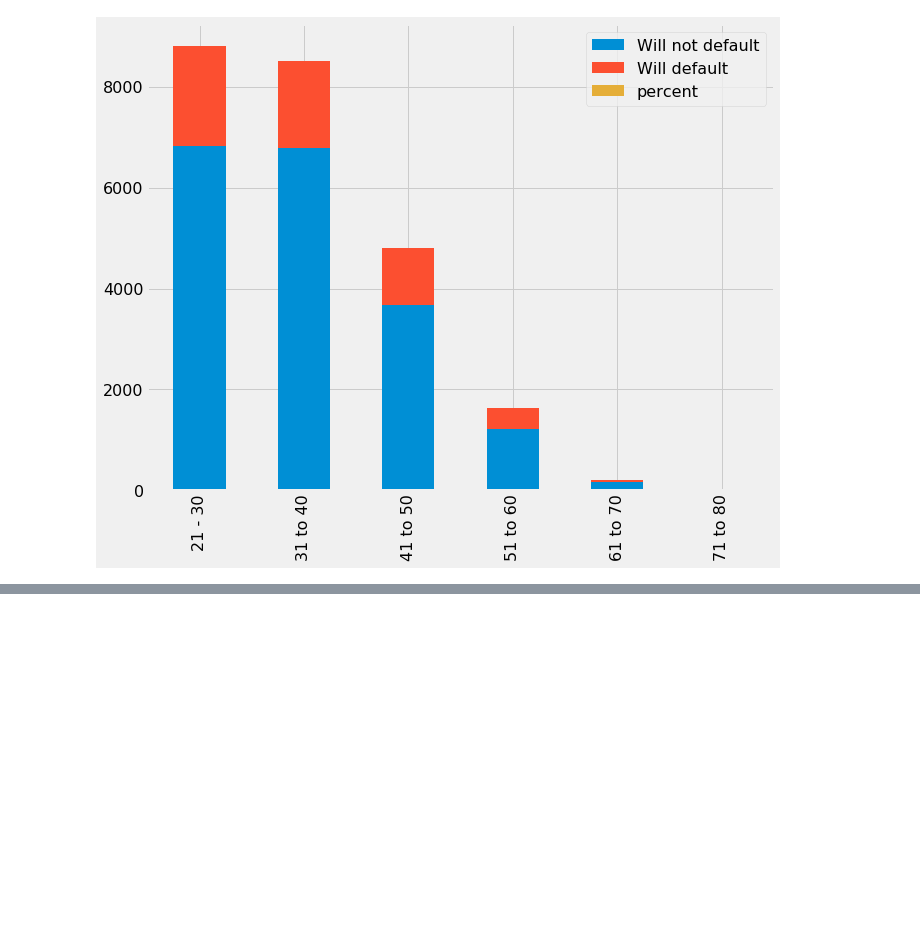
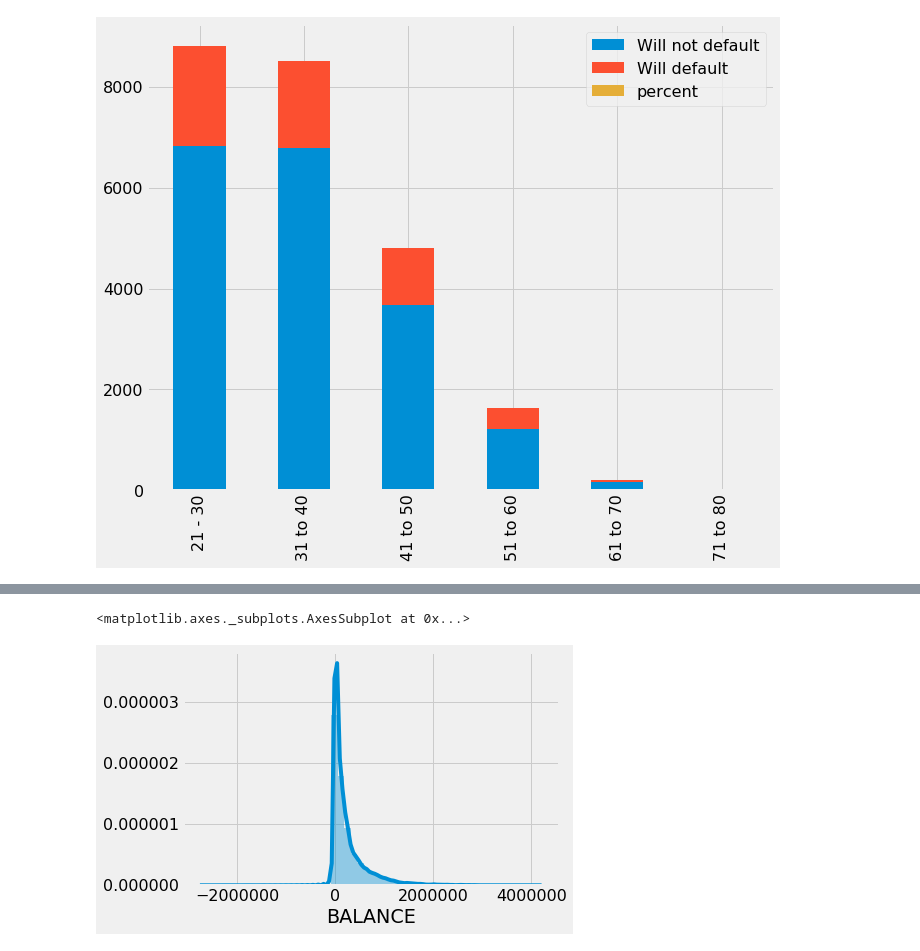
Before and after one commit to emilia329/CreditCard, a Jupyter notebook: EDA.ipynb, the cells around one changed output, grey strips where cells are left out. Saved outputs shown, nothing was run; the diff lists cells and outputs as text; code cells hidden in the pictures; blank space fills up the shorter version.

```diff
--- a/EDA.ipynb
+++ b/EDA.ipynb
@@ -358,0 +361,2 @@ age_df.plot(kind='bar',stacked=True, figsize=(10,8))
+# %%
+df['BALANCE'] = (df['BILL_AMT1'] + df['BILL_AMT2'] + df['BILL_AMT3'] + df['BILL_AMT4'] + df['BILL_AMT5'] + df['BILL_AMT6']) - (df['PAY_AMT1'] + df['PAY_AMT2'] + df['PAY_AMT3'] + df['PAY_AMT4'] + df['PAY_AMT5'] + df['PAY_AMT6'])
@@ -358,0 +375,5 @@ age_df.plot(kind='bar',stacked=True, figsize=(10,8))
+# %%
+sns.distplot(df['BALANCE'])
+# %% [output]
+<matplotlib.axes._subplots.AxesSubplot at 0x...>
+[figure, added]
```
Also changed, not shown: parts of 2 cells of this notebook.
